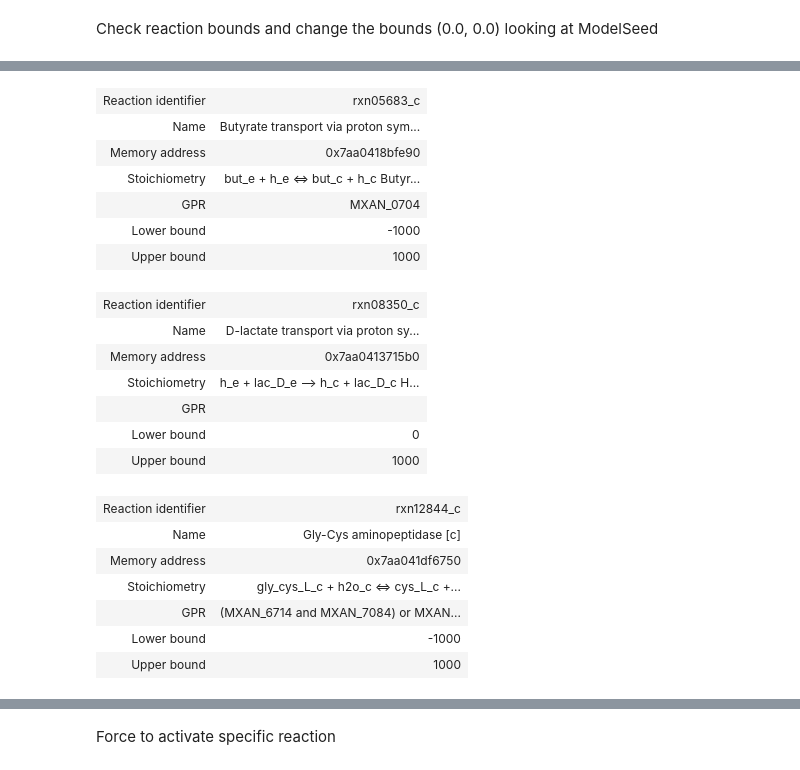
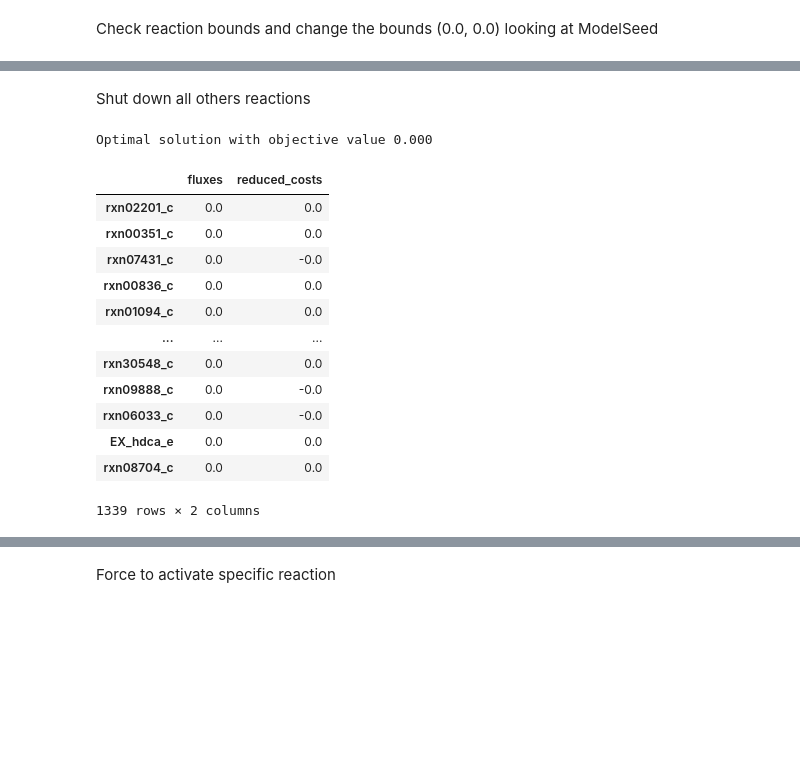
Before and after one commit to BondonMickael/M_xanthus-E_coli-Predation, a Jupyter notebook: notebooks/test_iMAT_network.ipynb, the cells around one changed output, grey strips where cells are left out. Drawn from its saved outputs; the diff is of its cells as text; code cells hidden in the pictures; blank space fills up the shorter version.

```diff
--- a/notebooks/test_iMAT_network.ipynb
+++ b/notebooks/test_iMAT_network.ipynb
@@ -155,3 +133,0 @@ M_xanthus.reactions.rxn05484_c
-# %%
-M_xanthus.reactions.rxn05569_c.bounds = [0, 1000]
-M_xanthus.reactions.rxn05569_c
@@ -166,33 +134,36 @@ M_xanthus.reactions.rxn05569_c
-# %%
-M_xanthus.reactions.rxn05683_c.bounds = [-1000,1000]
-M_xanthus.reactions.rxn05683_c
-# %% [output]
-| Reaction identifier | rxn05683_c |
-| Name | Butyrate transport via proton sym... |
-| Memory address | 0x7aa0418bfe90 |
-| Stoichiometry | but_e + h_e <=> but_c + h_c Butyr... |
-| GPR | MXAN_0704 |
-| Lower bound | -1000 |
-| Upper bound | 1000 |
-# %%
-M_xanthus.reactions.rxn08350_c.bounds = [0, 1000]
-M_xanthus.reactions.rxn08350_c
-# %% [output]
-| Reaction identifier | rxn08350_c |
-| Name | D-lactate transport via proton sy... |
-| Memory address | 0x7aa0413715b0 |
-| Stoichiometry | h_e + lac_D_e --> h_c + lac_D_c H... |
-| GPR |  |
-| Lower bound | 0 |
-| Upper bound | 1000 |
-# %%
-M_xanthus.reactions.rxn12844_c.bounds = [-1000,1000]
-M_xanthus.reactions.rxn12844_c
-# %% [output]
-| Reaction identifier | rxn12844_c |
-| Name | Gly-Cys aminopeptidase [c] |
-| Memory address | 0x7aa041df6750 |
-| Stoichiometry | gly_cys_L_c + h2o_c <=> cys_L_c +... |
-| GPR | (MXAN_6714 and MXAN_7084) or MXAN... |
-| Lower bound | -1000 |
-| Upper bound | 1000 |
+# %% [markdown]
+Shut down all others reactions
+# %%
+for i in M_xanthus.reactions: # Shut down all the non active reaction
+    if i.id not in active_list:
+        i.bounds = [0,0]
+M_xanthus.reactions.OF_BIOMASS.bounds = [0, 1000] # except Biomass
+
+M_xanthus.reactions.EX_spmd_e.bounds = [-1000, 1000]
+M_xanthus.reactions.rxn05175_c = [-1000, 1000]
+
+M_xanthus.reactions.EX_pydx_e.bounds = [-1000, 1000]
+M_xanthus.reactions.rxn12666_c.bounds = [-1000, 1000]
+M_xanthus.reactions.rxn01249_c.bounds = [-1000, 1000]
+M_xanthus.reactions.rxn01396_c.bounds = [-1000, 1000]
+M_xanthus.reactions.rxn00209_c.bounds = [-1000, 1000]
+
+M_xanthus.reactions.EX_val_L_e.bounds = [-1000, 1000]
+M_xanthus.reactions.rxn05168_c.bounds = [-1000, 1000]
+
+M_xanthus.optimize() # Didn't growth
+# %% [output]
+Optimal solution with objective value 0.000
+|  | fluxes | reduced_costs |
+| rxn02201_c | 0.0 | 0.0 |
+| rxn00351_c | 0.0 | 0.0 |
+| rxn07431_c | 0.0 | -0.0 |
+| rxn00836_c | 0.0 | 0.0 |
+| rxn01094_c | 0.0 | 0.0 |
+| ... | ... | ... |
+| rxn30548_c | 0.0 | 0.0 |
+| rxn09888_c | 0.0 | -0.0 |
+| rxn06033_c | 0.0 | -0.0 |
+| EX_hdca_e | 0.0 | 0.0 |
+| rxn08704_c | 0.0 | 0.0 |
+1339 rows × 2 columns
```
Also changed, not shown: parts of 22 cells of this notebook, 40 other files.
